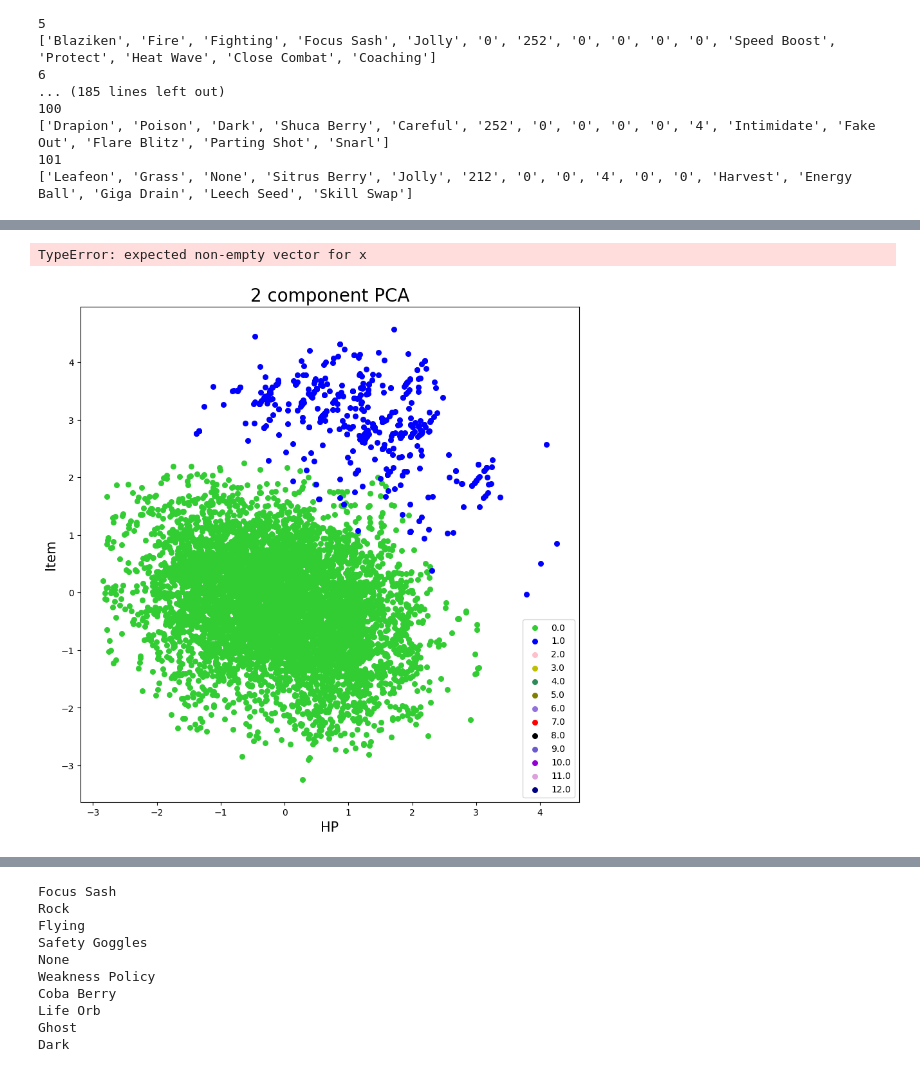
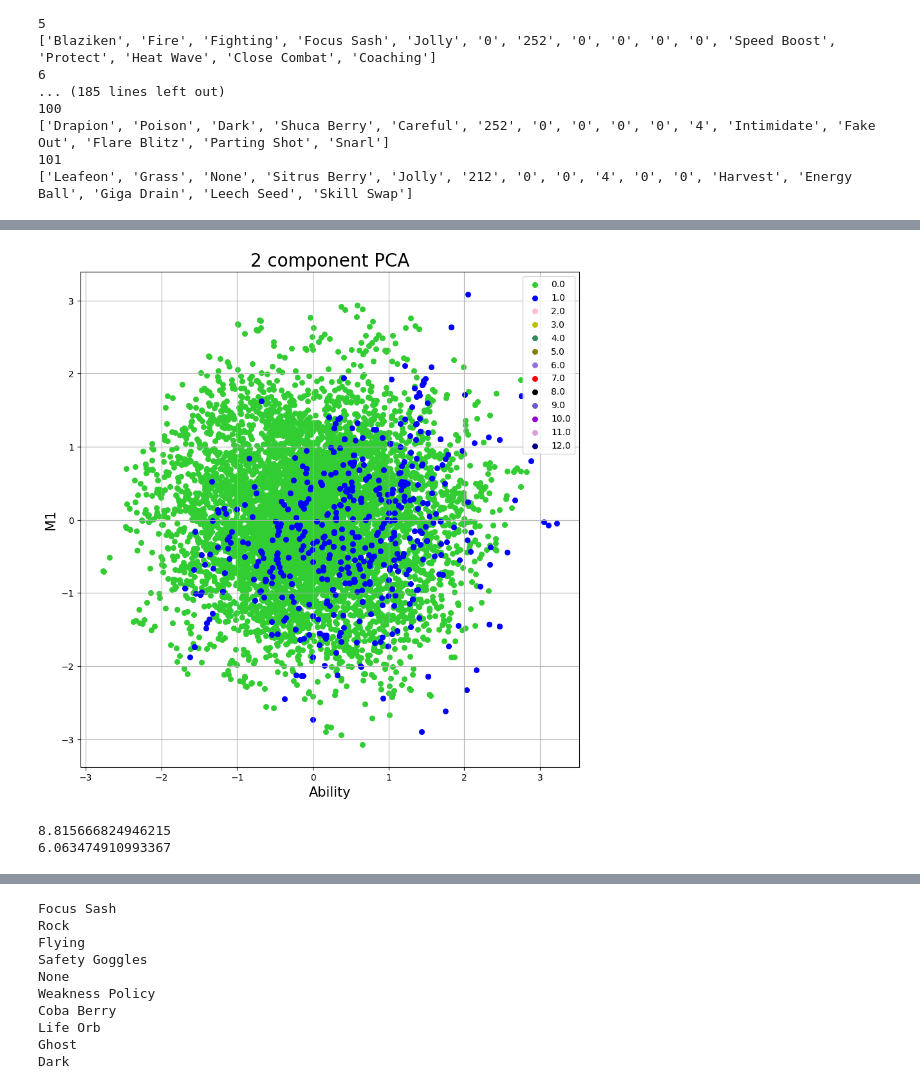
Before and after one commit to AlanOsys/PokemonTransformer, a Jupyter notebook: PokemonTransformerFromScratch.ipynb, the cells around one changed output, grey strips where cells are left out. Saved outputs shown, nothing was run; the diff lists cells and outputs as text; code cells hidden in the pictures.

```diff
--- a/PokemonTransformerFromScratch.ipynb
+++ b/PokemonTransformerFromScratch.ipynb
@@ -915,8 +918,9 @@ def FindPokemon(Pokemon):
     f.close()
     return NamesArr
 # %%
+TuningName = "TestFineTuning51.txt"
 try:
-    f = open("TestFineTuning219.txt","r",encoding="utf-8")
+    f = open(TuningName,"r",encoding="utf-8")
     TuningLines = f.readlines()
 except:
     TuningLines = []
@@ -926,7 +930,7 @@ counterCorrect = 0
 counterAll = 0
 while numberInFile < 500:
 
-    f = open("TestFineTuning210.txt","a",encoding="utf-8")
+    f = open(TuningName,"a",encoding="utf-8")
     Pokemon = AutoCorrect(GenerateRandomPokemon())
     if Pokemon != 0:
         counterCorrect+=1
@@ -1181,7 +1419,7 @@ for i in range(0,len(arrayOfWinrates2)):
         BalancedWinrates.append(sortedList[i])
 print(len(BalancedWinrates))
 finalWinrates.append(len(BalancedWinrates)/len(lines)*100)
-for i in range(2,13):
+for i in range(2,14):
     f = open(f"PokemonWinratesFile{i}.txt","r")
     lines = f.readlines()
     arrayOfWinrates2 = []
@@ -1219,0 +1459,22 @@ plt.show()
+# %%
+f = open("KLDivergence1","r")
+k = open("KLDivergence2","r")
+fp = open("Table.txt","a")
+
+KLDivArray = []
+KLDivArray2 = []
+lines = f.readlines()
+linesk = k.readlines()
+for i in range(0,len(lines)):
+
+    if i % 3 == 0:
+        if lines[i+1] != '\n':
+            KLDivArray.append(float(lines[i+1].replace("\n","")))
+            KLDivArray2.append(float(linesk[i+1].replace("\n","")))
+            #fp.write("Fine Tuning "+str(int(i/3))+"&"+str(lines[i+1].replace("\n",""))+"\\"+"\n")
+print(KLDivArray)
+plt.plot(KLDivArray)
+plt.plot(KLDivArray2)
+fp.close()
+f.close()
+k.close()
@@ -1262,7 +1525,7 @@ for i in BalancedWinrates:
 from sklearn.preprocessing import StandardScaler
 import pandas as pd
 f = open("PokemonStatsFile.txt","r")
-fp = open("TestFineTuning210.txt","r")
+fp = open("TestFineTuning49.txt","r")
 plines = fp.readlines()
 lines = f.readlines()
 xArr = []
@@ -1457,41 +1704,64 @@ plt.scatter(finalDf['Type1'],finalDf['Type2'])
 # %%
 import matplotlib.pyplot as plt
-PrincipleComponent1 = 'HP'
-PrincipleComponent2 = 'Item'
-#['Type1','InvalidType','Item','Nature','HP','Atk','Def','SpAtk','SpDef','Speed','Ability','M1','M2','M3','M4','']
+PrincipleComponent1 = 'Ability'
+PrincipleComponent2 = 'M1'
+#['Type1','Type2','Item','Nature','HP','Atk','Def','SpAtk','SpDef','Speed','Ability','M1','M2','M3','M4','']
 #s = [(2*n)+1 for n in range(len(unique(kf.loc[:, ['Attack']].values)))]
 #print(s)
 
 
 fig = plt.figure(figsize = (10,10))
 ax = fig.add_subplot(1,1,1)
 ax.set_xlabel(PrincipleComponent1, fontsize = 15)
 ax.set_ylabel(PrincipleComponent2, fontsize = 15)
 ax.set_title('2 component PCA', fontsize = 20)
 
 targets = princArray
 colors = ['limegreen', 'b', 'pink','y','seagreen','olive','mediumpurple','red','black','slateblue','darkviolet',
           'plum','navy','wheat','lightblue','orchid','g','firebrick']
 for target, color in zip(targets,colors):
-    indicesToKeep = finalDf[Target].fillna(1) == target
+    indicesToKeep = finalDf[Target].fillna(2) == target
     #print(target)
     #print(np.array(indicesToKeep,dtype=np.bool))
-    ax.scatter(finalDf.fillna(1).loc[indicesToKeep, PrincipleComponent1]
-               , finalDf.fillna(1).loc[indicesToKeep, PrincipleComponent2]
+    ax.scatter(finalDf.fillna(2).loc[indicesToKeep, PrincipleComponent1]
+               , finalDf.fillna(2).loc[indicesToKeep, PrincipleComponent2]
                , c = color
                , s = 30)
     #find line of best fit
 
 
 
 
     #add line of best fit to plot
 
 ax.legend(targets)
 #print(finalDf.loc[indicesToKeep, PrincipleComponent1])
-a, b = np.polyfit(finalDf.loc[indicesToKeep, PrincipleComponent1], finalDf.loc[indicesToKeep, PrincipleComponent2], 1)
+#a, b = np.polyfit(finalDf.loc[indicesToKeep, PrincipleComponent1], finalDf.loc[indicesToKeep, PrincipleComponent2], 1)
 #ax.plot(finalDf.loc[indicesToKeep, PrincipleComponent1], a*finalDf.loc[indicesToKeep, PrincipleComponent1]+b,color="orange")
 ax.grid()
 # %% [output]
-TypeError: expected non-empty vector for x
-[figure, old version]
+[figure, new version]
+# %%
+import sklearn
+f = open("KLDivergence2","a")
+for target, color in zip(targets,colors):
+    indicesToKeep = finalDf[Target].fillna(2) == target
+    #print(len(finalDf.fillna(2).loc[indicesToKeep, PrincipleComponent1]))
+    #print(len(finalDf.loc[indicesToKeep, PrincipleComponent2]))
+    #print(target)
+    #print(np.array(indicesToKeep,dtype=np.bool))
+    #ax.scatter(finalDf.fillna(2).loc[indicesToKeep, PrincipleComponent1]
+     #          , finalDf.fillna(2).loc[indicesToKeep, PrincipleComponent2]
+      #         , c = color
+       #        , s = 30)
+    if len(finalDf.fillna(2).loc[indicesToKeep, PrincipleComponent1]) != 0 and len(finalDf.loc[indicesToKeep, PrincipleComponent2]) != 0:
+        print(str(sklearn.metrics.mutual_info_score(finalDf.loc[indicesToKeep,
+                                                            PrincipleComponent1], finalDf.loc[indicesToKeep, PrincipleComponent2])))
+        f.write(str(sklearn.metrics.mutual_info_score(finalDf.loc[indicesToKeep,
+                                                            PrincipleComponent1], finalDf.loc[indicesToKeep, PrincipleComponent2])))
+        f.write("\n")
+f.write("\n")
+f.close()
+# %% [output]
+8.815666824946215
+6.063474910993367
```
Also changed, not shown: parts of 18 cells of this notebook.
